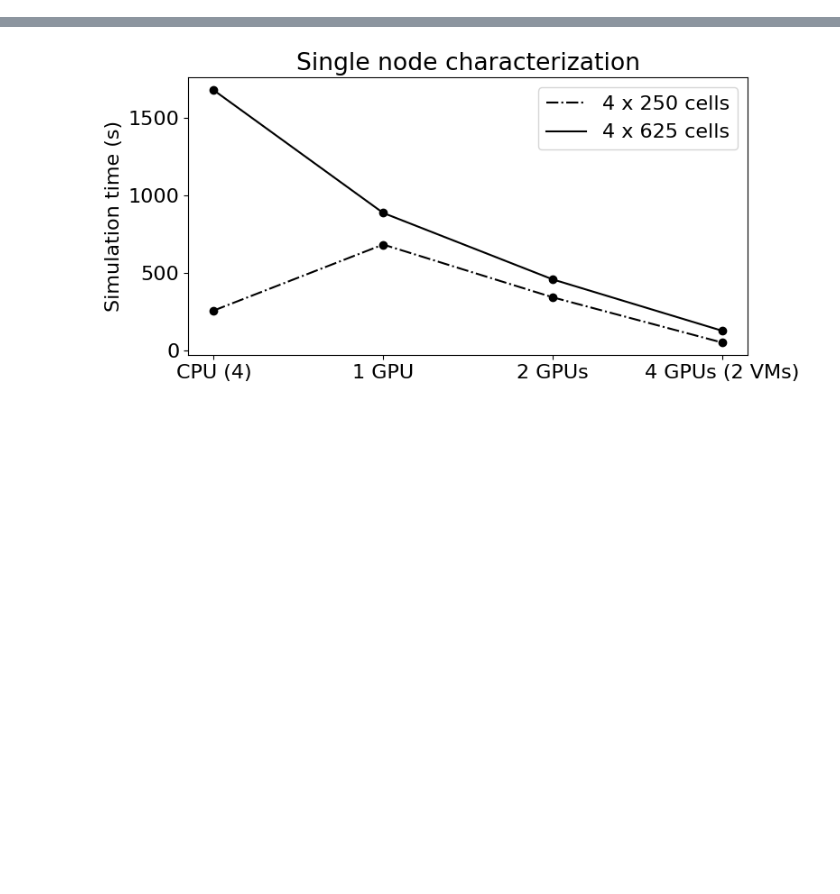
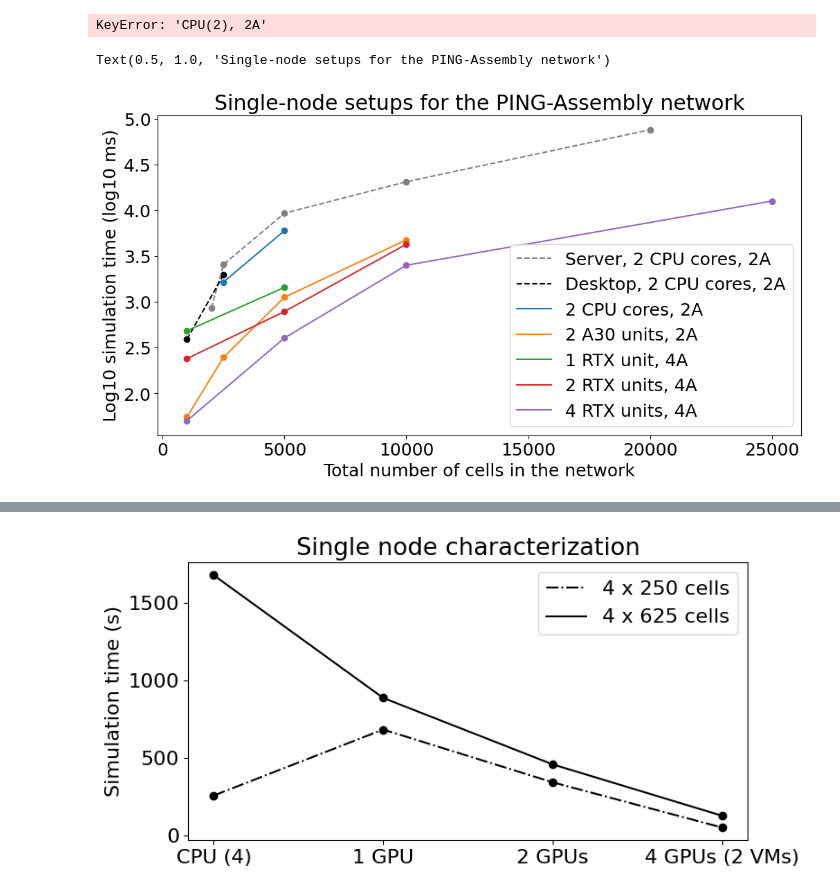
Before and after one commit to raopr/neuroscience-on-FABRIC, a Jupyter notebook: paper_plots/paper_plots.ipynb, the cells around one changed output, grey strips where cells are left out. Cells and saved outputs as stored; diff of their text form; code cells hidden in the pictures; blank space fills up the shorter version.

```diff
--- a/paper_plots/paper_plots.ipynb
+++ b/paper_plots/paper_plots.ipynb
@@ -4,3 +4,6 @@ import pandas as pd
 import matplotlib.pyplot as plt
 
 import networkx as nx
+# %%
+data = pd.read_excel("recent_results.xlsx", sheet_name = 'paper')
+data
@@ -6,0 +19,30 @@ import networkx as nx
+# %%
+np.nanmean(data['CPU(2), 2A'] / data['A30 (2), 2A'])
+# %% [output]
+KeyError: 'CPU(2), 2A'
+# %%
+plt.rcParams.update({'font.size': 18})
+
+fig, ax = plt.subplots(1, 1, figsize = (12, 6))
+
+for col in data.columns[1:]:
+    subset = data[['n_cells', col]].dropna()
+    if 'Server, 2 CPU cores, 2A' in col:
+        plt.plot(subset['n_cells'], np.log10(subset[col]), label = col, ls = '--', color = 'gray')
+        plt.scatter(subset['n_cells'], np.log10(subset[col]), color = 'gray')
+    elif 'Desktop, 2 CPU cores, 2A' in col:
+        plt.plot(subset['n_cells'], np.log10(subset[col]), label = col, ls = '--', color = 'black')
+        plt.scatter(subset['n_cells'], np.log10(subset[col]), color = 'black')
+    else:
+        plt.plot(subset['n_cells'], np.log10(subset[col]), label = col)
+        plt.scatter(subset['n_cells'], np.log10(subset[col]))
+
+plt.legend()
+
+plt.xlabel("Total number of cells in the network")
+plt.ylabel("Log10 simulation time (log10 ms)")
+
+plt.title("Single-node setups for the PING-Assembly network")
+# %% [output]
+Text(0.5, 1.0, 'Single-node setups for the PING-Assembly network')
+[figure, added]
```
Also changed, not shown: parts of 16 cells of this notebook, 13 other files.
